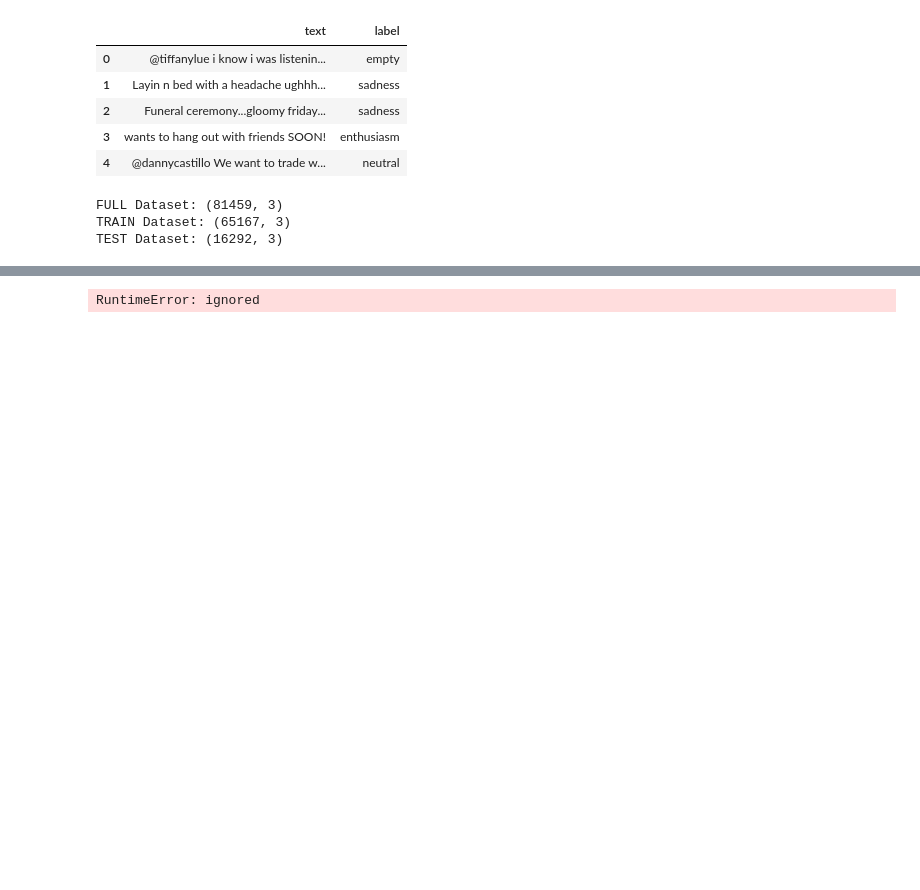
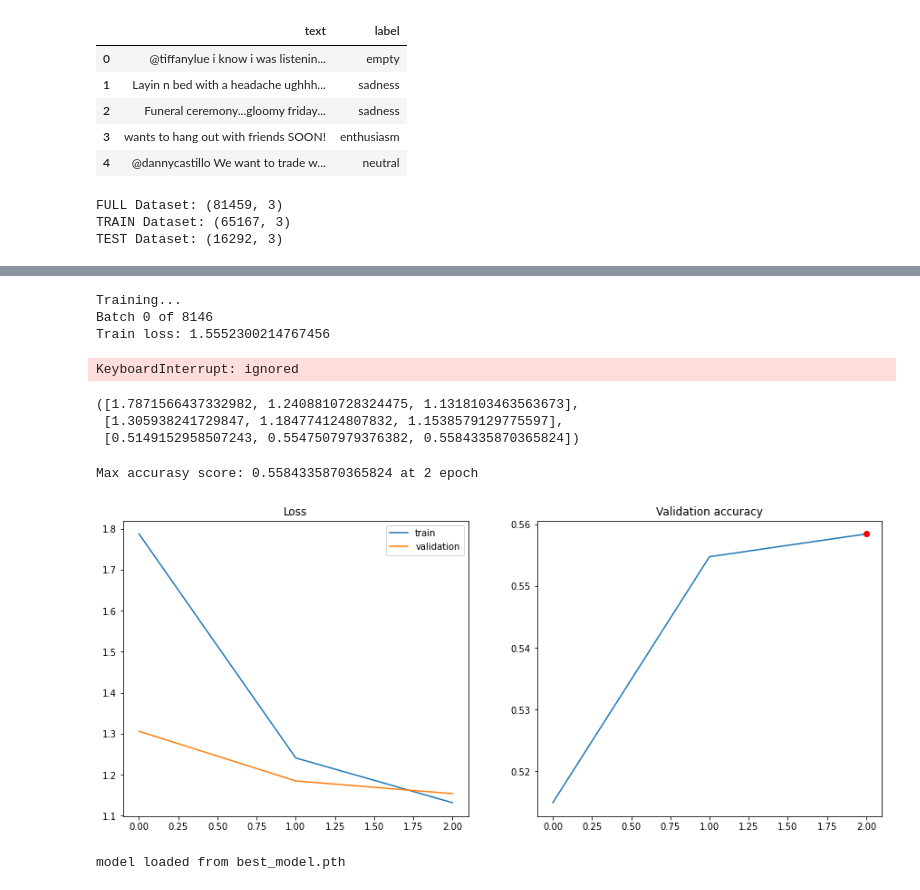
Before and after one commit to Myashka/IV.ICT-HACK-team-HI, a Jupyter notebook: Train_with_torch_checkpoint.ipynb, the cells around one changed output, grey strips where cells are left out. Cells and saved outputs as stored; diff of their text form; code cells hidden in the pictures; blank space fills up the shorter version.

```diff
--- a/Train_with_torch_checkpoint.ipynb
+++ b/Train_with_torch_checkpoint.ipynb
@@ -57,8 +57,8 @@ def encode_cat(x):
 dataset['encoded_label'] = dataset['label'].apply(lambda x: encode_cat(x))
 # %%
 MAX_LEN = 512
-TRAIN_BATCH_SIZE = 16
-VALID_BATCH_SIZE = 8
+TRAIN_BATCH_SIZE = 8
+VALID_BATCH_SIZE = 4
 EPOCHS = 3
 LEARNING_RATE = 1e-05
 tokenizer = DistilBertTokenizer.from_pretrained('distilbert-base-cased')
@@ -182,7 +182,7 @@ def train_model(model, train_loader, val_loader, loss_fn, opt, n_epochs=EPOCHS):
         start_time = time.time()
 
         model.train(True)
-        for data in tqdm(train_loader):
+        for step, data in tqdm(enumerate(train_loader)):
             opt.zero_grad()
             ids = data['ids'].to(device, dtype = torch.long)
             mask = data['mask'].to(device, dtype = torch.long)
@@ -190,16 +190,19 @@ def train_model(model, train_loader, val_loader, loss_fn, opt, n_epochs=EPOCHS):
 
             outputs = model(ids, mask)
 
-
             loss = loss_fn(outputs, targets)
             loss.backward()
             opt.step()
 
             ep_train_loss.append(loss.item())
 
+            if step % 300 == 0:
+              print(f'Batch {step} of {len(train_loader) }')
+              print(f'Train loss: {loss.item()}')
+
         model.train(False)
         with torch.no_grad():
-            for data in val_loader:
+            for step, data in tqdm(enumerate(val_loader)):
 
                 ids = data['ids'].to(device, dtype = torch.long)
                 mask = data['mask'].to(device, dtype = torch.long)
@@ -231,6 +234,37 @@ def train_model(model, train_loader, val_loader, loss_fn, opt, n_epochs=EPOCHS):
 
     return train_loss, val_loss, val_accuracy
 # %%
-train_model(model, training_loader, testing_loader, loss_func, optim)
+train_loss, val_loss, val_accuracy = train_model(model, training_loader, testing_loader, loss_func, optim)
 # %% [output]
-RuntimeError: ignored
+Training...
+Batch 0 of 8146
+Train loss: 1.5552300214767456
+KeyboardInterrupt: ignored
+# %%
+train_loss, val_loss, val_accuracy
+# %% [output]
+([1.7871566437332982, 1.2408810728324475, 1.1318103463563673],
+ [1.305938241729847, 1.184774124807832, 1.1538579129775597],
+ [0.5149152958507243, 0.5547507979376382, 0.5584335870365824])
+# %%
+def plot_train_process(train_loss, val_loss, val_accuracy):
+    fig, axes = plt.subplots(1, 2, figsize=(15, 6))
+    print(f'Max accurasy score: {max(val_accuracy)} at {np.argmax(val_accuracy)} epoch')
+
+    axes[0].set_title('Loss')
+    axes[0].plot(train_loss, label='train')
+    axes[0].plot(val_loss, label='validation')
+    axes[0].legend()
+
+    axes[1].set_title('Validation accuracy')
+    axes[1].plot(val_accuracy)
+    axes[1].plot(np.argmax(val_accuracy), max(val_accuracy), 'ro')
+# %%
+plot_train_process(train_loss, val_loss, val_accuracy)
+# %% [output]
+Max accurasy score: 0.5584335870365824 at 2 epoch
+[figure, added]
+# %%
+load_checkpoint('best_model.pth', model, optim)
+# %% [output]
+model loaded from best_model.pth
```
Also changed, not shown: parts of 2 cells of this notebook.
